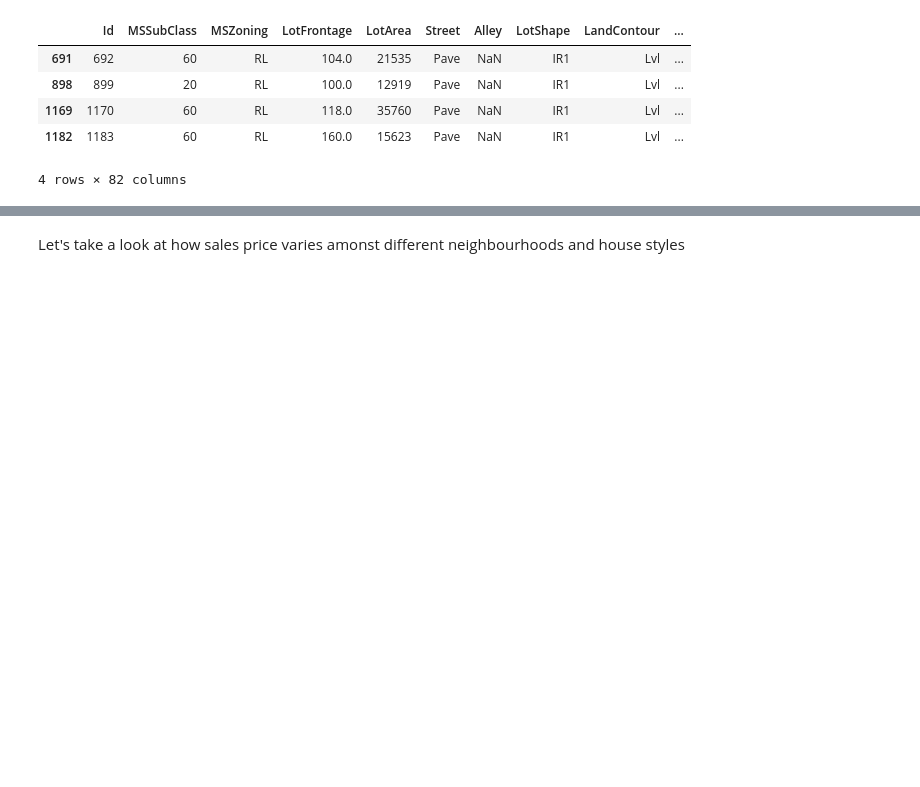
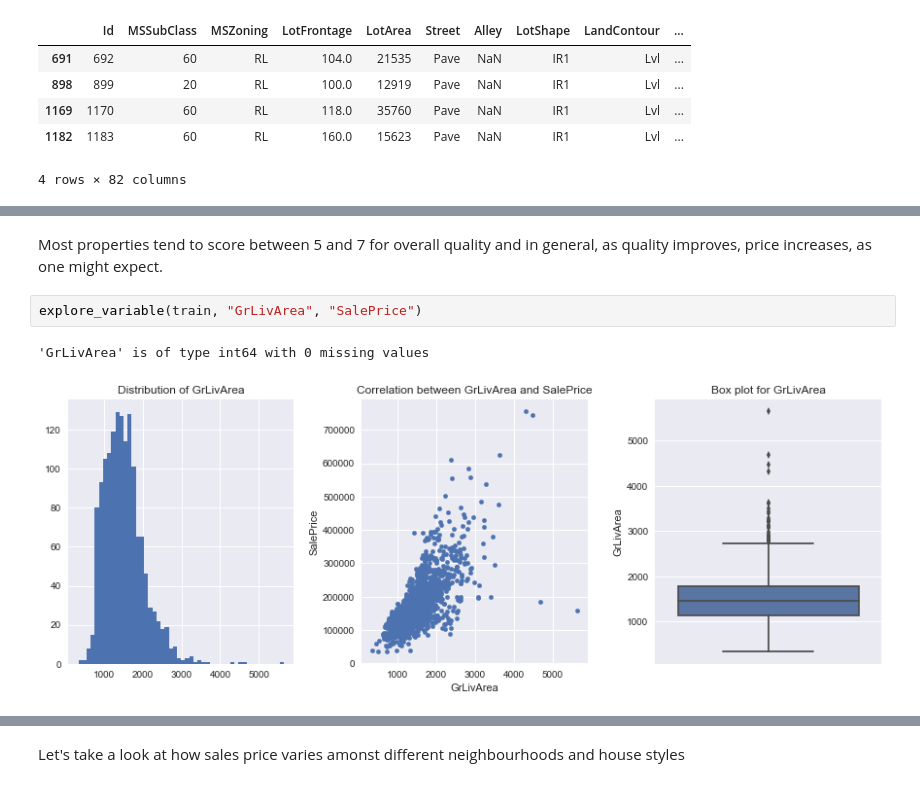
Before and after one commit to dorond/kaggle-house-prices-prediction, a Jupyter notebook: Housing Sale Price Prediction (Kaggle).ipynb, the cells around one changed output, grey strips where cells are left out. Cells and saved outputs as stored; diff of their text form; blank space fills up the shorter version.

```diff
--- a/Housing Sale Price Prediction (Kaggle).ipynb
+++ b/Housing Sale Price Prediction (Kaggle).ipynb
@@ -325,0 +423,7 @@ These appear to be in `MSSubClass` 60 (2-STORY 1946 & NEWER) and 20 (1-STORY 194
+# %% [markdown]
+Most properties tend to score between 5 and 7 for overall quality and in general, as quality improves, price increases, as one might expect.
+# %%
+explore_variable(train, "GrLivArea", "SalePrice")
+# %% [output]
+'GrLivArea' is of type int64 with 0 missing values
+[figure, added]
```
Also changed, not shown: parts of 178 cells of this notebook, 9 other files.
